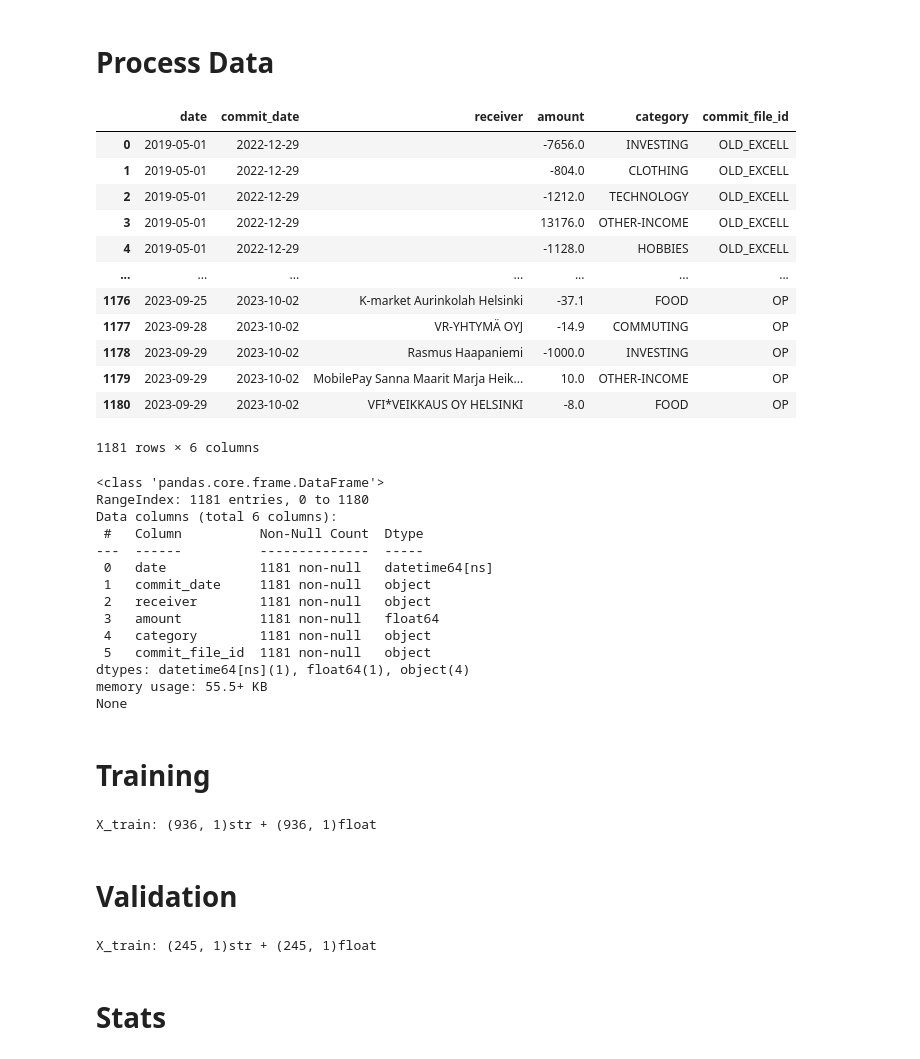
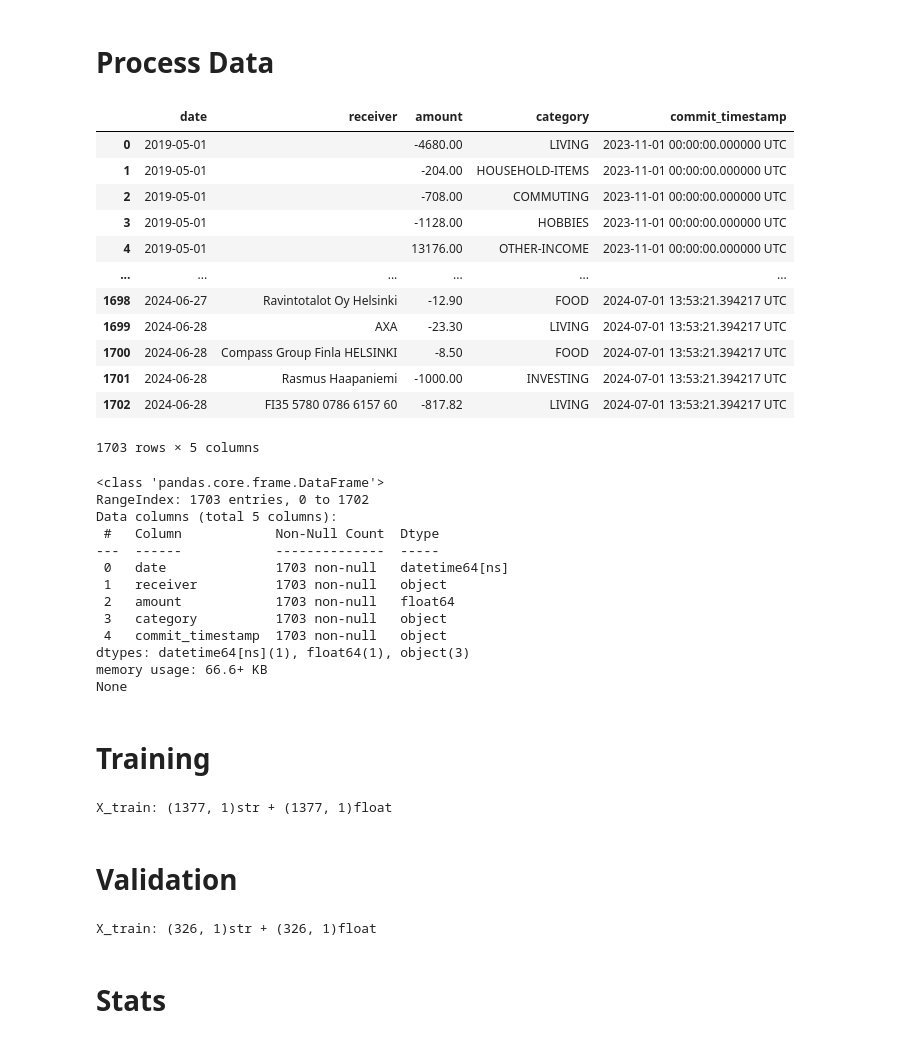
Before and after one commit to rasmushaa/my_finance, a Jupyter notebook: ml_dev/validation.ipynb, the cells around one changed output. Saved outputs shown, nothing was run; the diff lists cells and outputs as text; code cells hidden in the pictures.

```diff
--- a/ml_dev/validation.ipynb
+++ b/ml_dev/validation.ipynb
@@ -11,45 +11,43 @@ from metrics import get_statistics
 # %% [markdown]
 # Process Data
 # %%
-df = pd.read_csv('bq_data.csv')
+df = pd.read_csv('bq_20240601.csv')
 df['date'] = pd.to_datetime(df['date'])
-df = df.loc[df['category'].notnull()]
 df = df.fillna('')
 df = df.sort_values(by='date').reset_index(drop=True)
 display(df)
 print(df.info())
 # %% [output]
-|  | date | commit_date | receiver | amount | category | commit_file_id |
-| 0 | 2019-05-01 | 2022-12-29 |  | -7656.0 | INVESTING | OLD_EXCELL |
-| 1 | 2019-05-01 | 2022-12-29 |  | -804.0 | CLOTHING | OLD_EXCELL |
-| 2 | 2019-05-01 | 2022-12-29 |  | -1212.0 | TECHNOLOGY | OLD_EXCELL |
-| 3 | 2019-05-01 | 2022-12-29 |  | 13176.0 | OTHER-INCOME | OLD_EXCELL |
-| 4 | 2019-05-01 | 2022-12-29 |  | -1128.0 | HOBBIES | OLD_EXCELL |
-| ... | ... | ... | ... | ... | ... | ... |
-| 1176 | 2023-09-25 | 2023-10-02 | K-market Aurinkolah Helsinki | -37.1 | FOOD | OP |
-| 1177 | 2023-09-28 | 2023-10-02 | VR-YHTYMÄ OYJ | -14.9 | COMMUTING | OP |
-| 1178 | 2023-09-29 | 2023-10-02 | Rasmus Haapaniemi | -1000.0 | INVESTING | OP |
-| 1179 | 2023-09-29 | 2023-10-02 | MobilePay Sanna Maarit Marja Heik... | 10.0 | OTHER-INCOME | OP |
-| 1180 | 2023-09-29 | 2023-10-02 | VFI*VEIKKAUS OY HELSINKI | -8.0 | FOOD | OP |
+|  | date | receiver | amount | category | commit_timestamp |
+| 0 | 2019-05-01 |  | -4680.00 | LIVING | 2023-11-01 00:00:00.000000 UTC |
+| 1 | 2019-05-01 |  | -204.00 | HOUSEHOLD-ITEMS | 2023-11-01 00:00:00.000000 UTC |
+| 2 | 2019-05-01 |  | -708.00 | COMMUTING | 2023-11-01 00:00:00.000000 UTC |
+| 3 | 2019-05-01 |  | -1128.00 | HOBBIES | 2023-11-01 00:00:00.000000 UTC |
+| 4 | 2019-05-01 |  | 13176.00 | OTHER-INCOME | 2023-11-01 00:00:00.000000 UTC |
+| ... | ... | ... | ... | ... | ... |
+| 1698 | 2024-06-27 | Ravintotalot Oy Helsinki | -12.90 | FOOD | 2024-07-01 13:53:21.394217 UTC |
+| 1699 | 2024-06-28 | AXA | -23.30 | LIVING | 2024-07-01 13:53:21.394217 UTC |
+| 1700 | 2024-06-28 | Compass Group Finla HELSINKI | -8.50 | FOOD | 2024-07-01 13:53:21.394217 UTC |
+| 1701 | 2024-06-28 | Rasmus Haapaniemi | -1000.00 | INVESTING | 2024-07-01 13:53:21.394217 UTC |
+| 1702 | 2024-06-28 | FI35 5780 0786 6157 60 | -817.82 | LIVING | 2024-07-01 13:53:21.394217 UTC |
-1181 rows × 6 columns
+1703 rows × 5 columns
 <class 'pandas.core.frame.DataFrame'>
-RangeIndex: 1181 entries, 0 to 1180
-Data columns (total 6 columns):
- #   Column          Non-Null Count  Dtype
----  ------          --------------  -----
- 0   date            1181 non-null   datetime64[ns]
- 1   commit_date     1181 non-null   object
- 2   receiver        1181 non-null   object
- 3   amount          1181 non-null   float64
- 4   category        1181 non-null   object
- 5   commit_file_id  1181 non-null   object
-dtypes: datetime64[ns](1), float64(1), object(4)
-memory usage: 55.5+ KB
+RangeIndex: 1703 entries, 0 to 1702
+Data columns (total 5 columns):
+ #   Column            Non-Null Count  Dtype
+---  ------            --------------  -----
+ 0   date              1703 non-null   datetime64[ns]
+ 1   receiver          1703 non-null   object
+ 2   amount            1703 non-null   float64
+ 3   category          1703 non-null   object
+ 4   commit_timestamp  1703 non-null   object
+dtypes: datetime64[ns](1), float64(1), object(3)
+memory usage: 66.6+ KB
 None
 # %% [markdown]
 # Training
 # %%
-df_train = df.loc[df['date'] < '2023-06-01']
+df_train = df.loc[df['date'] < '2024-02-01']
 
 str_features_train = df_train[['receiver']].to_numpy()
 float_features_train = df_train[['amount']].to_numpy()
@@ -60,11 +58,11 @@ print(f'X_train: {str_features_train.shape}str + {float_features_train.shape}flo
 model = NB()
 model.fit(str_features=str_features_train, float_features=float_features_train, y=y_train)
 # %% [output]
-X_train: (936, 1)str + (936, 1)float
+X_train: (1377, 1)str + (1377, 1)float
 # %% [markdown]
 # Validation
 # %%
-df_test = df.loc[df['date'] >= '2023-06-01']
+df_test = df.loc[df['date'] >= '2024-02-01']
 
 str_features_test = df_test[['receiver']].to_numpy()
 float_features_test = df_test[['amount']].to_numpy()
@@ -74,7 +72,7 @@ print(f'X_train: {str_features_test.shape}str + {float_features_test.shape}float
 
 y_predicted = model.predict(str_features=str_features_test, float_features=float_features_test)
 # %% [output]
-X_train: (245, 1)str + (245, 1)float
+X_train: (326, 1)str + (326, 1)float
 # %% [markdown]
 # Stats
 # %%
```
Also changed, not shown: parts of 3 cells of this notebook, 5 other files.
